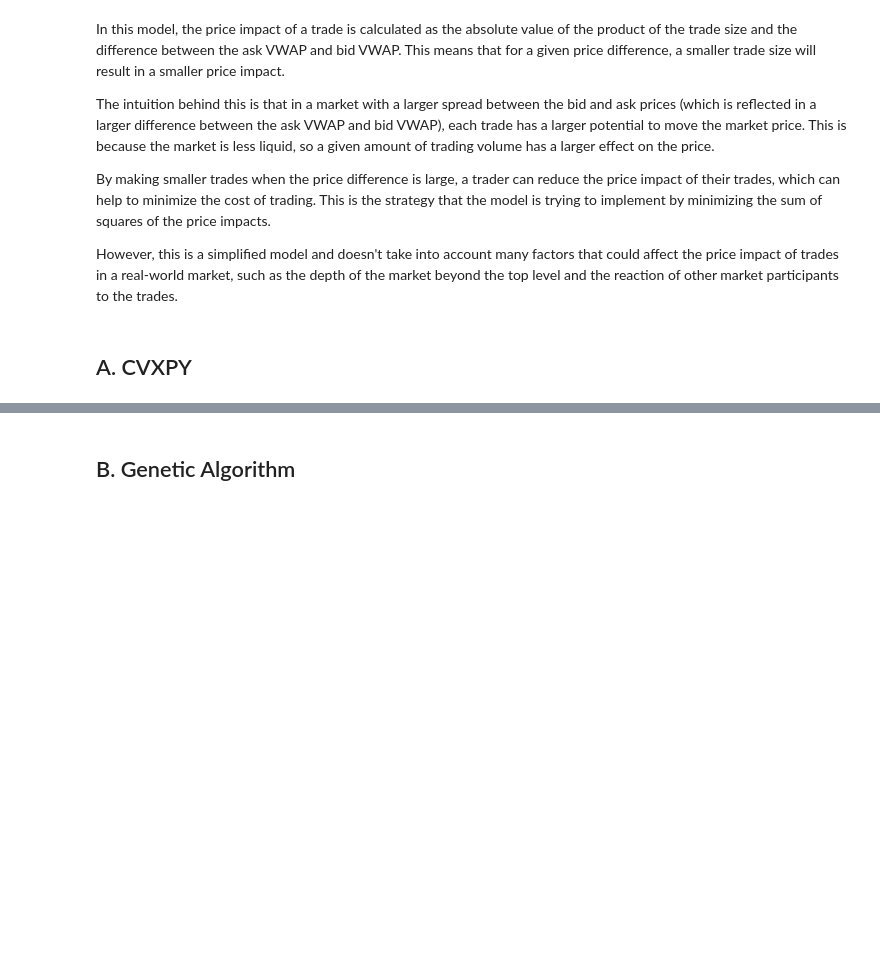
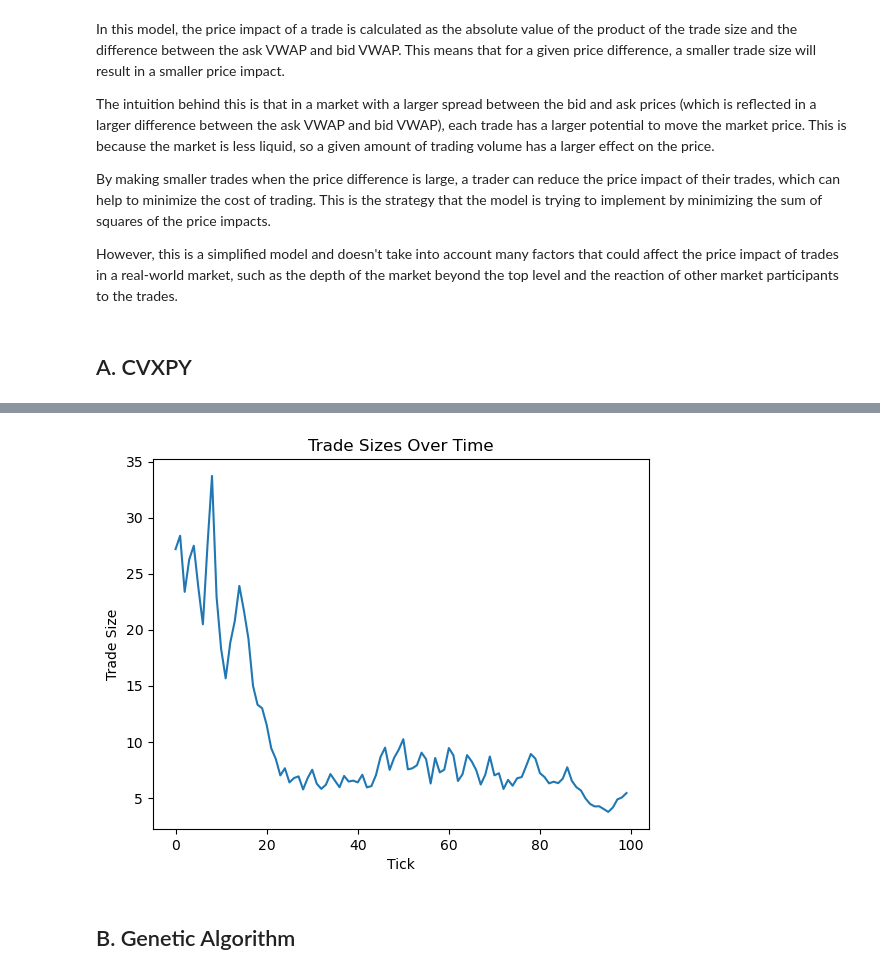
Before and after one commit to mxvp/portfolio_optimization, a Jupyter notebook: portfolio_optimization.ipynb, the cells around one changed output, grey strips where cells are left out. Saved outputs shown, nothing was run; the diff lists cells and outputs as text; code cells hidden in the pictures; blank space fills up the shorter version.

```diff
--- a/portfolio_optimization.ipynb
+++ b/portfolio_optimization.ipynb
@@ -779,3 +783,11 @@ Total cost of even strategy: 15580.555444668962
+# %%
+plt.plot(trade_sizes)
+plt.title('Trade Sizes Over Time')
+plt.xlabel('Tick')
+plt.ylabel('Trade Size')
+plt.show()
+# %% [output]
+[figure, added]
 # %% [markdown]
 ## B. Genetic Algorithm
 # %%
```
Also changed, not shown: parts of 7 cells of this notebook, 1 other file.
